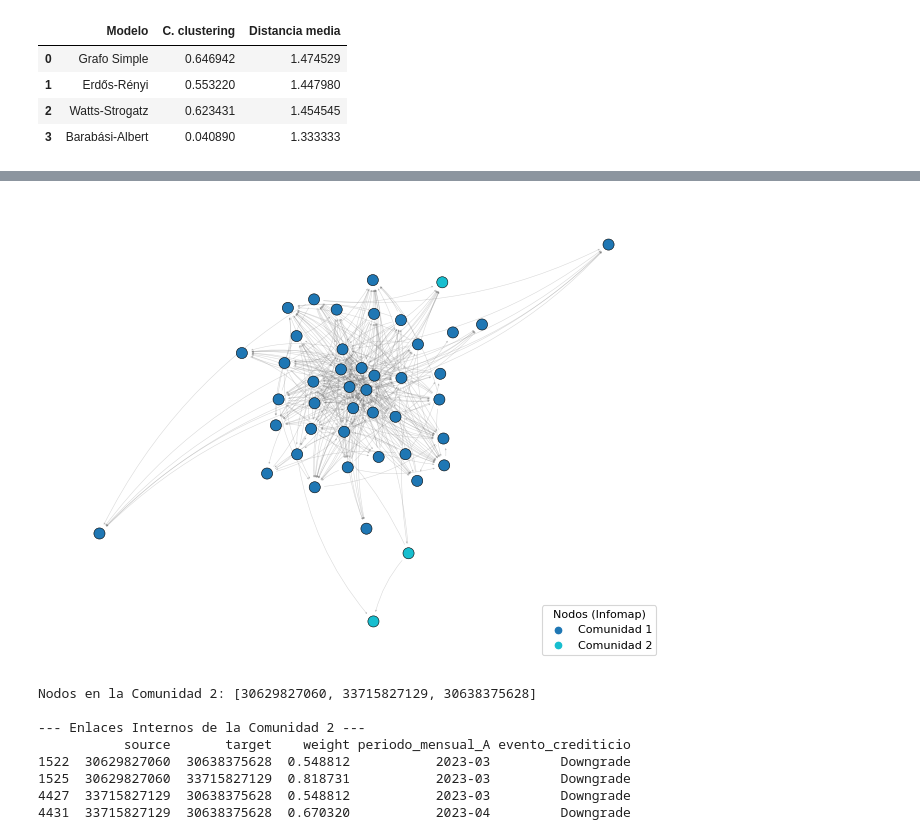
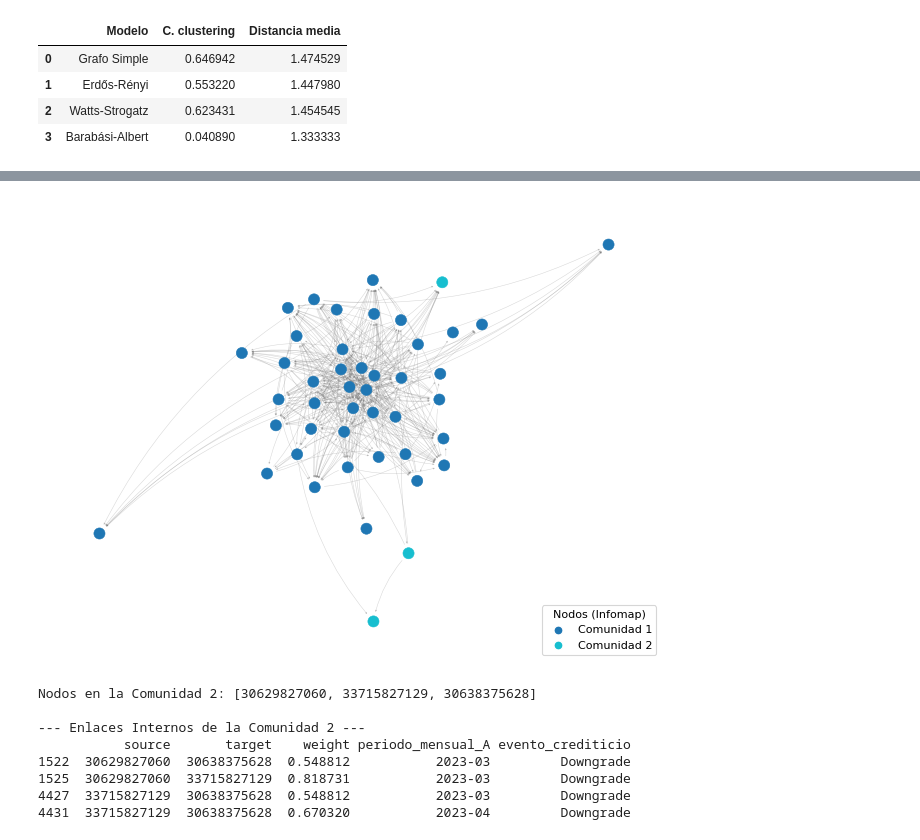
Before and after one commit to sofiscaiano/credit_risk_network, a Jupyter notebook: grafos_downgrades.ipynb, the cells around one changed output, grey strips where cells are left out. Cells and saved outputs as stored; diff of their text form; code cells hidden in the pictures.

```diff
--- a/grafos_downgrades.ipynb
+++ b/grafos_downgrades.ipynb
@@ -81,0 +82,25 @@ Nodos: 45 | Aristas: 1790
+# %%
+# Inicializamos los contadores
+cumplen_condicion = 0
+no_cumplen_condicion = 0
+
+for u, v, k, data in G_multi.edges(keys=True, data=True):
+    fecha = data.get("periodo_mensual_A")
+
+    # Validamos que la fecha exista para evitar errores con valores None
+    if fecha:
+        # Convertimos a string, removemos guiones y nos quedamos con los primeros 6 caracteres (AAAAMM)
+        fecha_limpia = int(str(fecha).replace("-", "")[:6])
+
+        if fecha_limpia <= 202410:
+            cumplen_condicion += 1
+        else:
+            no_cumplen_condicion += 1
+    else:
+        # En caso de que alguna arista no tenga el atributo 'periodo_mensual_A'
+        no_cumplen_condicion += 1
+
+# Mostramos los resultados por pantalla
+print(f"Enlaces que cumplen (<= Octubre 2024): {cumplen_condicion}")
+print(f"Enlaces que NO cumplen (> Octubre 2024 o sin fecha): {no_cumplen_condicion}")
+print(f"Total de enlaces procesados: {cumplen_condicion + no_cumplen_condicion}")
@@ -472,7 +499,6 @@ nx.draw_networkx_nodes(
     node_size=100,      # Un toque más grande para que se aprecie el color de la comunidad
     node_color=node_colors,
     alpha=1,
-    edgecolors='black', # Borde sutil para separar nodos encimados
     linewidths=0.5
 )
 
@@ -483,34 +509,34 @@ nx.draw_networkx_edges(
     edge_color='grey',
     width=0.5,
     alpha=0.3,
     arrowsize=3,
     connectionstyle="arc3,rad=0.15",
 )
 
 # =====================================================================
 # LEYENDAS COMBINADAS (Periodos de Aristas + Comunidades de Nodos)
 # =====================================================================
 
 # 2. Leyenda de comunidades (Nodos)
 proxies_nodos = [
     plt.Line2D([0], [0], marker='o', color='w', markerfacecolor=color_comunidad_map[com], markersize=8)
     for com in comunidades_unicas
 ]
 plt.legend(
     proxies_nodos,
     [f"Comunidad {com}" for com in comunidades_unicas],
     loc="lower right",
     frameon=True,
     fontsize=10,
     title="Nodos (Infomap)"
 )
 
 plt.axis("off")
 plt.tight_layout()
 plt.savefig("network_comunidades_y_épocas.png", bbox_inches="tight", dpi=300)
 plt.show()
 # %% [output]
-[figure, old version]
+[figure, new version]
 # %%
 # 1. Identificar cuáles son los 3 nodos de la Comunidad 1
 nodos_comunidad_2 = [nodo for nodo, com in comunidades.items() if com == 2]
```
Also changed, not shown: parts of 3 cells of this notebook, 4 other files.
